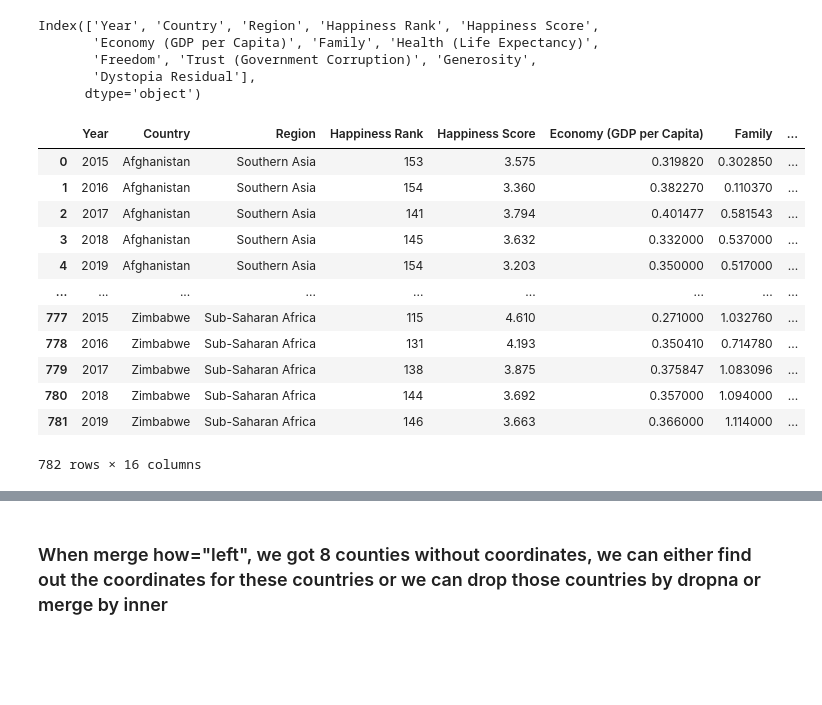
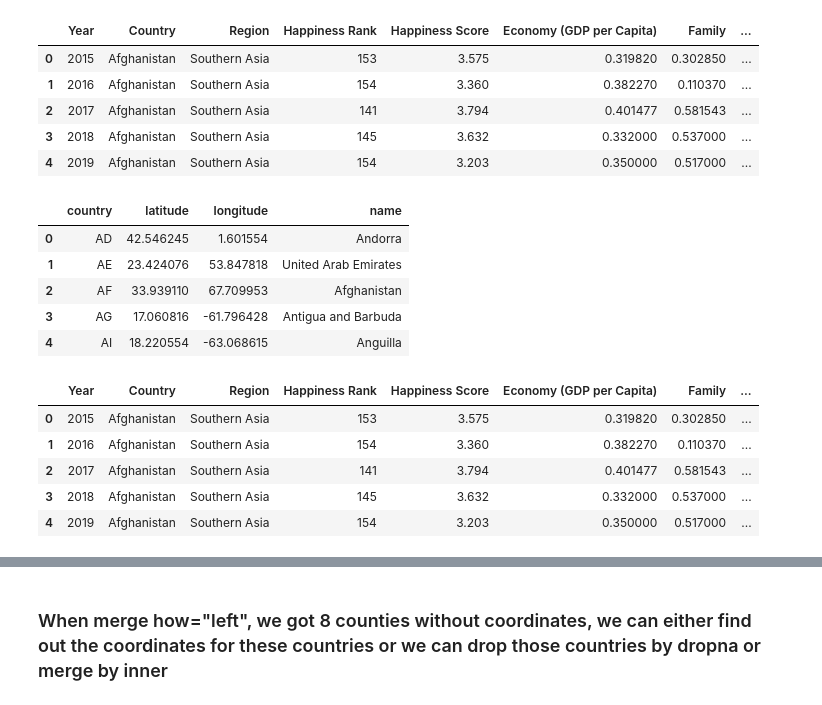
Before and after one commit to nguye453/ucsd_bootcamp_project1, a Jupyter notebook: starter_regression.ipynb, the cells around one changed output, grey strips where cells are left out. Saved outputs shown, nothing was run; the diff lists cells and outputs as text; code cells hidden in the pictures; blank space fills up the shorter version.

```diff
--- a/starter_regression.ipynb
+++ b/starter_regression.ipynb
@@ -12,34 +12,36 @@ gkey=key_dict["maps"]
 # %%
 # read in csv file for data
 all_data = pd.read_csv("Resources/all_data.csv")
-
-# read in csv for lat/lng
-coordinates = pd.read_csv("Resources/coords.csv", encoding="Latin-1")
-all_data.columns
+all_data.head()
 # %% [output]
-Index(['Year', 'Country', 'Region', 'Happiness Rank', 'Happiness Score',
-       'Economy (GDP per Capita)', 'Family', 'Health (Life Expectancy)',
-       'Freedom', 'Trust (Government Corruption)', 'Generosity',
-       'Dystopia Residual'],
-      dtype='object')
+|  | Year | Country | Region | Happiness Rank | Happiness Score | Economy (GDP per Capita) | Family | ... |
+| 0 | 2015 | Afghanistan | Southern Asia | 153 | 3.575 | 0.319820 | 0.302850 | ... |
+| 1 | 2016 | Afghanistan | Southern Asia | 154 | 3.360 | 0.382270 | 0.110370 | ... |
+| 2 | 2017 | Afghanistan | Southern Asia | 141 | 3.794 | 0.401477 | 0.581543 | ... |
+| 3 | 2018 | Afghanistan | Southern Asia | 145 | 3.632 | 0.332000 | 0.537000 | ... |
+| 4 | 2019 | Afghanistan | Southern Asia | 154 | 3.203 | 0.350000 | 0.517000 | ... |
+# %%
+# read in csv for lat/lng
+coordinates = pd.read_csv("Resources/coords.csv", encoding="Latin-1")
+coordinates.head()
+# %% [output]
+|  | country | latitude | longitude | name |
+| 0 | AD | 42.546245 | 1.601554 | Andorra |
+| 1 | AE | 23.424076 | 53.847818 | United Arab Emirates |
+| 2 | AF | 33.939110 | 67.709953 | Afghanistan |
+| 3 | AG | 17.060816 | -61.796428 | Antigua and Barbuda |
+| 4 | AI | 18.220554 | -63.068615 | Anguilla |
 # %%
 # merge all_data and coordinates
 merged_group_df=all_data.merge(coordinates, how="left", left_on="Country", right_on="name")
-merged_group_df
+merged_group_df.head()
 # %% [output]
 |  | Year | Country | Region | Happiness Rank | Happiness Score | Economy (GDP per Capita) | Family | ... |
 | 0 | 2015 | Afghanistan | Southern Asia | 153 | 3.575 | 0.319820 | 0.302850 | ... |
 | 1 | 2016 | Afghanistan | Southern Asia | 154 | 3.360 | 0.382270 | 0.110370 | ... |
 | 2 | 2017 | Afghanistan | Southern Asia | 141 | 3.794 | 0.401477 | 0.581543 | ... |
 | 3 | 2018 | Afghanistan | Southern Asia | 145 | 3.632 | 0.332000 | 0.537000 | ... |
 | 4 | 2019 | Afghanistan | Southern Asia | 154 | 3.203 | 0.350000 | 0.517000 | ... |
-| ... | ... | ... | ... | ... | ... | ... | ... | ... |
-| 777 | 2015 | Zimbabwe | Sub-Saharan Africa | 115 | 4.610 | 0.271000 | 1.032760 | ... |
-| 778 | 2016 | Zimbabwe | Sub-Saharan Africa | 131 | 4.193 | 0.350410 | 0.714780 | ... |
-| 779 | 2017 | Zimbabwe | Sub-Saharan Africa | 138 | 3.875 | 0.375847 | 1.083096 | ... |
-| 780 | 2018 | Zimbabwe | Sub-Saharan Africa | 144 | 3.692 | 0.357000 | 1.094000 | ... |
-| 781 | 2019 | Zimbabwe | Sub-Saharan Africa | 146 | 3.663 | 0.366000 | 1.114000 | ... |
-782 rows × 16 columns
 # %%
 # check if there is null values
 merged_group_df.isnull().sum()
```
Also changed, not shown: parts of 2 cells of this notebook.
